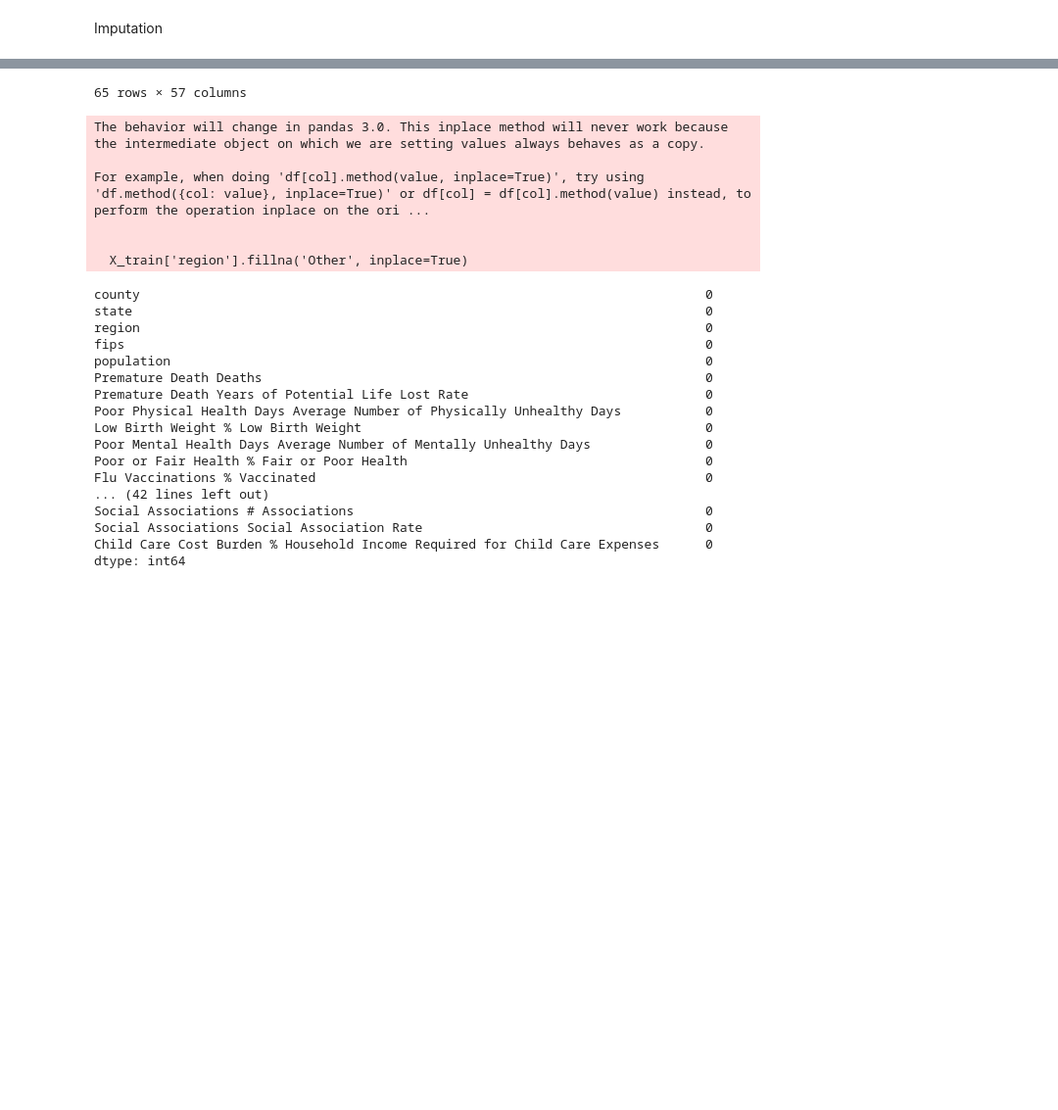
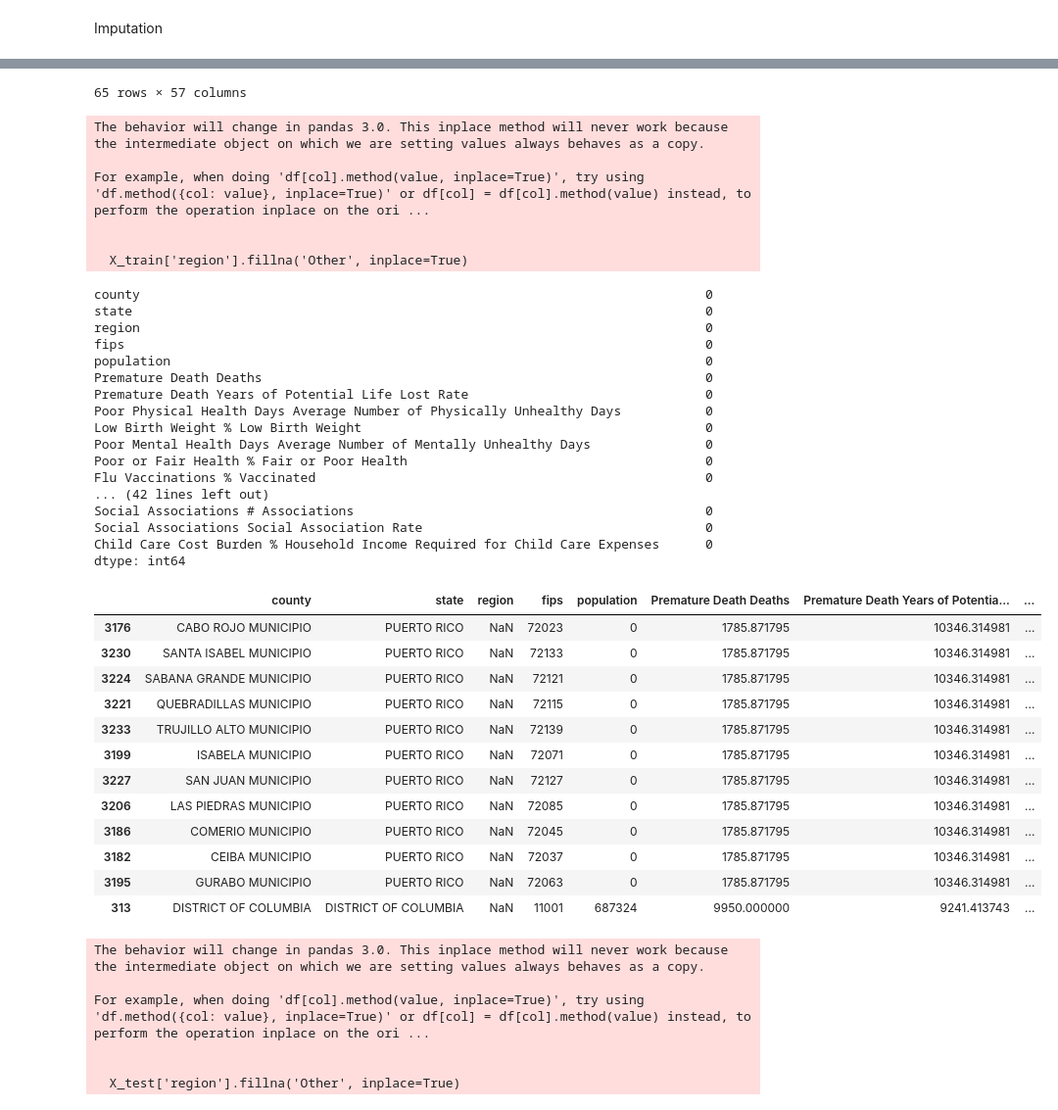
Before and after one commit to EZags/Milliman-Project-2025, a Jupyter notebook: 3_Feature_Engineering.ipynb, the cells around one changed output, grey strips where cells are left out. Shown at 98% size. Saved outputs shown, nothing was run; the diff lists cells and outputs as text; code cells hidden in the pictures; blank space fills up the shorter version.

```diff
--- a/3_Feature_Engineering.ipynb
+++ b/3_Feature_Engineering.ipynb
@@ -271,35 +332,23 @@ missing_values
 
 #Now on the X_test dataset
 
-#A function that imputes the mean of a column and fills in the missing values with the mean
-def impute_mean(X_test1, column):
-    mean_value = X_test1[column].mean()
-    X_test1[column].fillna(mean_value, inplace=True)
-    return X_test1
-
-#A function that imputes using KNN
-def impute_knn(X_test_1, column):
-    knn_imputer = KNNImputer(n_neighbors=5)
-    X_test_1[column] = knn_imputer.fit_transform(X_test_1[[column]])
-    return X_test_1
-
 #Drops all columns in X_test with over 40% missing values
-X_test.drop(columns=missing_percentage[missing_percentage > 40].index, inplace=True)
+X_test.drop(columns=missing_percentage1[missing_percentage1 > 40].index, inplace=True)
 
 #Iterate through the missing values dataframe choosing columns with a missing percentage < 5% for mean imputation and > 5% for KNN imputation, make sure only numeric columns are selected
 numeric_columns = X_test.select_dtypes(include=[np.number]).columns
-missing_percentage = missing_percentage[missing_percentage.index.isin(numeric_columns)]
-for column in missing_percentage[missing_percentage < 5].index:
+missing_percentage1 = missing_percentage1[missing_percentage1.index.isin(numeric_columns)]
+for column in missing_percentage1[missing_percentage1 < 5].index:
     X_test = impute_mean(X_test, column)
-for column in missing_percentage[missing_percentage > 5].index:
+for column in missing_percentage1[missing_percentage1 > 5].index:
     X_test = impute_knn(X_test, column)
 
 #Change settings to display all columns in the dataframe
 pd.set_option('display.max_columns', None)
 
 #Check for any remaining missing values
-missing_values = X_test.isnull().sum()
-missing_values
+missing_values1 = X_test.isnull().sum()
+missing_values1
 # %% [output]
 The behavior will change in pandas 3.0. This inplace method will never work because the intermediate object on which we are setting values always behaves as a copy.
 
@@ -344,8 +416,8 @@ X_test['region'] = X_test['region'].cat.add_categories('Other')
 # Fill these values with the word "Other"
 X_test['region'].fillna('Other', inplace=True)
 #Check for any remaining missing values
-missing_values = X_test.isnull().sum()
-missing_values
+missing_values1 = X_test.isnull().sum()
+missing_values1
 # %% [output]
 |  | county | state | region | fips | population | Premature Death Deaths | Premature Death Years of Potentia... | ... |
 | 3167 | AGUADILLA MUNICIPIO | PUERTO RICO | NaN | 72005 | 0 | 1602.124406 | 10502.759706 | ... |
@@ -356,30 +428,49 @@ missing_values
 | ... | ... | ... | ... | ... | ... | ... | ... | ... |
 | 3169 | AIBONITO MUNICIPIO | PUERTO RICO | NaN | 72009 | 0 | 1602.124406 | 10502.759706 | ... |
 | 3179 | CAROLINA MUNICIPIO | PUERTO RICO | NaN | 72031 | 0 | 1602.124406 | 10502.759706 | ... |
 | 3201 | JUANA DIAZ MUNICIPIO | PUERTO RICO | NaN | 72075 | 0 | 1602.124406 | 10502.759706 | ... |
 | 3171 | ARECIBO MUNICIPIO | PUERTO RICO | NaN | 72013 | 0 | 1602.124406 | 10502.759706 | ... |
 | 3174 | BARRANQUITAS MUNICIPIO | PUERTO RICO | NaN | 72019 | 0 | 1602.124406 | 10502.759706 | ... |
 65 rows × 57 columns
 The behavior will change in pandas 3.0. This inplace method will never work because the intermediate object on which we are setting values always behaves as a copy.
 
 For example, when doing 'df[col].method(value, inplace=True)', try using 'df.method({col: value}, inplace=True)' or df[col] = df[col].method(value) instead, to perform the operation inplace on the ori ...
 
 
   X_train['region'].fillna('Other', inplace=True)
 county                                                                          0
 state                                                                           0
 region                                                                          0
 fips                                                                            0
 population                                                                      0
 Premature Death Deaths                                                          0
 Premature Death Years of Potential Life Lost Rate                               0
 Poor Physical Health Days Average Number of Physically Unhealthy Days           0
 Low Birth Weight % Low Birth Weight                                             0
 Poor Mental Health Days Average Number of Mentally Unhealthy Days               0
 Poor or Fair Health % Fair or Poor Health                                       0
 Flu Vaccinations % Vaccinated                                                   0
 ... (42 lines left out)
 Social Associations # Associations                                              0
 Social Associations Social Association Rate                                     0
 Child Care Cost Burden % Household Income Required for Child Care Expenses      0
 dtype: int64
+|  | county | state | region | fips | population | Premature Death Deaths | Premature Death Years of Potentia... | ... |
+| 3176 | CABO ROJO MUNICIPIO | PUERTO RICO | NaN | 72023 | 0 | 1785.871795 | 10346.314981 | ... |
+| 3230 | SANTA ISABEL MUNICIPIO | PUERTO RICO | NaN | 72133 | 0 | 1785.871795 | 10346.314981 | ... |
+| 3224 | SABANA GRANDE MUNICIPIO | PUERTO RICO | NaN | 72121 | 0 | 1785.871795 | 10346.314981 | ... |
+| 3221 | QUEBRADILLAS MUNICIPIO | PUERTO RICO | NaN | 72115 | 0 | 1785.871795 | 10346.314981 | ... |
+| 3233 | TRUJILLO ALTO MUNICIPIO | PUERTO RICO | NaN | 72139 | 0 | 1785.871795 | 10346.314981 | ... |
+| 3199 | ISABELA MUNICIPIO | PUERTO RICO | NaN | 72071 | 0 | 1785.871795 | 10346.314981 | ... |
+| 3227 | SAN JUAN MUNICIPIO | PUERTO RICO | NaN | 72127 | 0 | 1785.871795 | 10346.314981 | ... |
+| 3206 | LAS PIEDRAS MUNICIPIO | PUERTO RICO | NaN | 72085 | 0 | 1785.871795 | 10346.314981 | ... |
+| 3186 | COMERIO MUNICIPIO | PUERTO RICO | NaN | 72045 | 0 | 1785.871795 | 10346.314981 | ... |
+| 3182 | CEIBA MUNICIPIO | PUERTO RICO | NaN | 72037 | 0 | 1785.871795 | 10346.314981 | ... |
+| 3195 | GURABO MUNICIPIO | PUERTO RICO | NaN | 72063 | 0 | 1785.871795 | 10346.314981 | ... |
+| 313 | DISTRICT OF COLUMBIA | DISTRICT OF COLUMBIA | NaN | 11001 | 687324 | 9950.000000 | 9241.413743 | ... |
+The behavior will change in pandas 3.0. This inplace method will never work because the intermediate object on which we are setting values always behaves as a copy.
+
+For example, when doing 'df[col].method(value, inplace=True)', try using 'df.method({col: value}, inplace=True)' or df[col] = df[col].method(value) instead, to perform the operation inplace on the ori ...
+
+
+  X_test['region'].fillna('Other', inplace=True)
```
Also changed, not shown: parts of 11 cells of this notebook.
